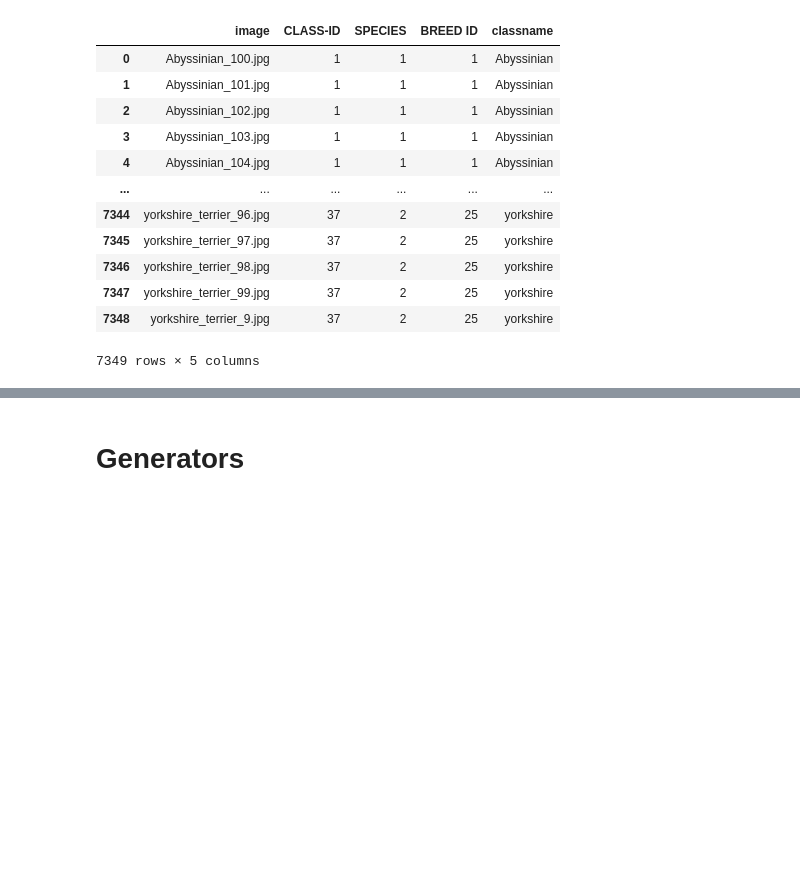
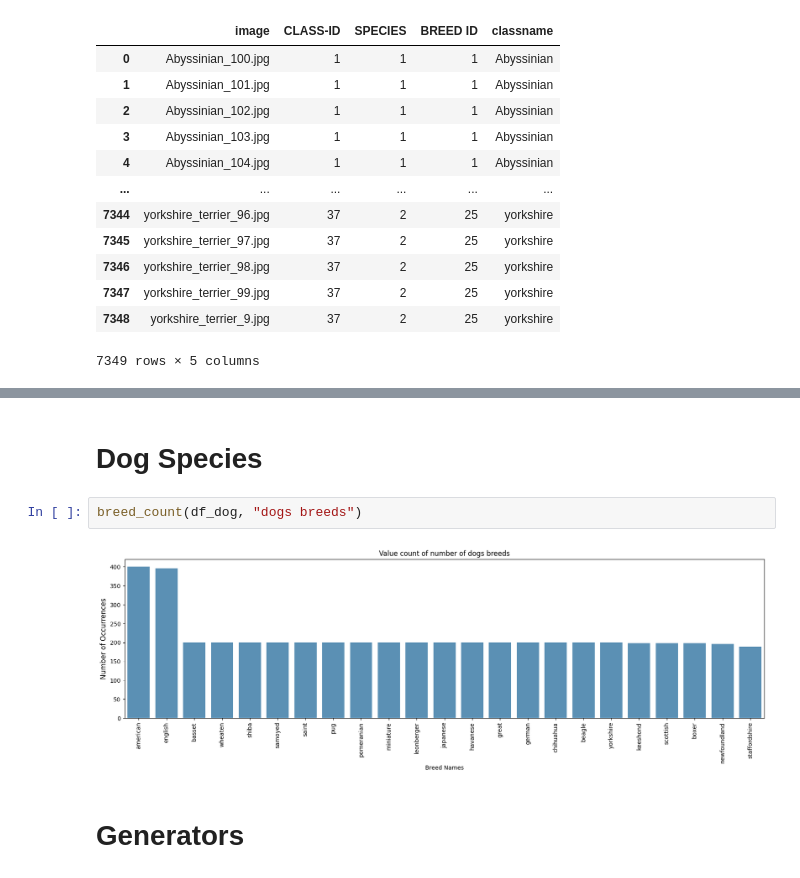
Before and after one commit to Faareh-Ahmed/Cat_and_Dog_Breed_classsification, a Jupyter notebook: CatAndDogBreed.ipynb, the cells around one changed output, grey strips where cells are left out. Drawn from its saved outputs; the diff is of its cells as text; blank space fills up the shorter version.

```diff
--- a/CatAndDogBreed.ipynb
+++ b/CatAndDogBreed.ipynb
@@ -175,3 +201,9 @@ df
+# %% [markdown]
+# Dog Species
+# %%
+breed_count(df_dog, "dogs breeds")
+# %% [output]
+[figure, added]
 # %% [markdown]
 # Generators
 # %%
```
Also changed, not shown: parts of 11 cells of this notebook.
